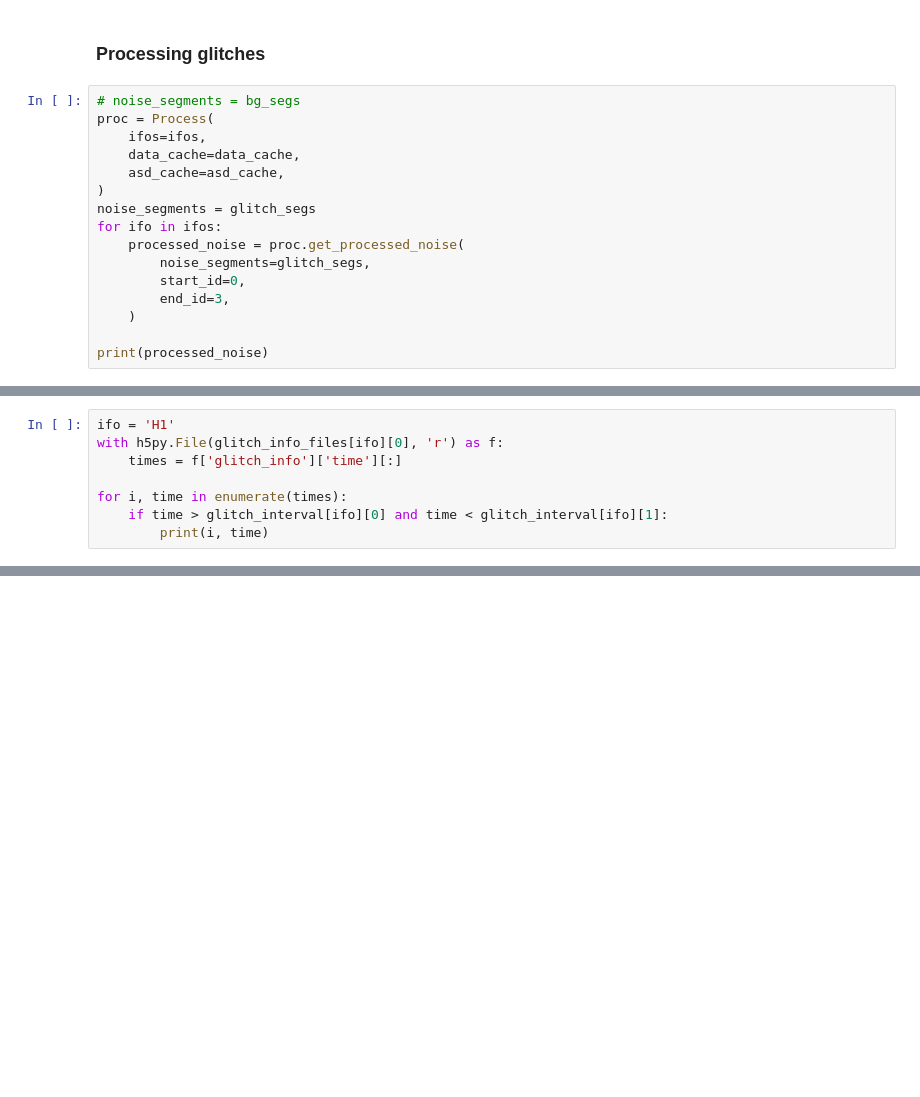
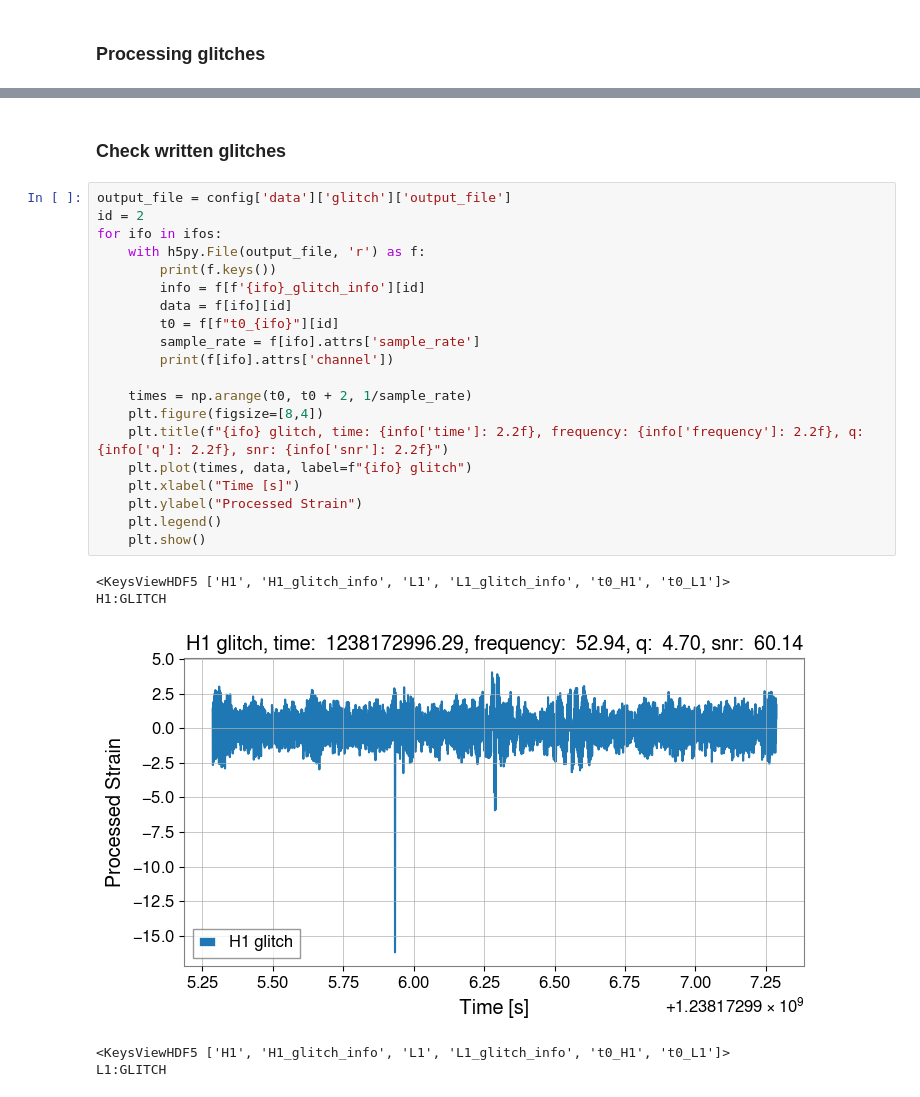
Before and after one commit to GWGASF/gw-anomaly-detection, a Jupyter notebook: test.ipynb, the cells around one changed output, grey strips where cells are left out. Saved outputs shown, nothing was run; the diff lists cells and outputs as text; blank space fills up the shorter version.

```diff
--- a/test.ipynb
+++ b/test.ipynb
@@ -222,18 +236,2 @@ L1:BBH_SIG
 # %% [markdown]
 ### Processing glitches
-# %%
-# noise_segments = bg_segs
-proc = Process(
-    ifos=ifos,
-    data_cache=data_cache,
-    asd_cache=asd_cache,
-)
-noise_segments = glitch_segs
-for ifo in ifos:
-    processed_noise = proc.get_processed_noise(
-        noise_segments=glitch_segs,
-        start_id=0,
-        end_id=3,
-    )
-
-print(processed_noise)
@@ -260,8 +264,0 @@ print(processed_noise)
-# %%
-ifo = 'H1'
-with h5py.File(glitch_info_files[ifo][0], 'r') as f:
-    times = f['glitch_info']['time'][:]
-
-for i, time in enumerate(times):
-    if time > glitch_interval[ifo][0] and time < glitch_interval[ifo][1]:
-        print(i, time)
@@ -323,0 +272,28 @@ check big
+# %% [markdown]
+### Check written glitches
+# %%
+output_file = config['data']['glitch']['output_file']
+id = 2
+for ifo in ifos:
+    with h5py.File(output_file, 'r') as f:
+        print(f.keys())
+        info = f[f'{ifo}_glitch_info'][id]
+        data = f[ifo][id]
+        t0 = f[f"t0_{ifo}"][id]
+        sample_rate = f[ifo].attrs['sample_rate']
+        print(f[ifo].attrs['channel'])
+
+    times = np.arange(t0, t0 + 2, 1/sample_rate)
+    plt.figure(figsize=[8,4])
+    plt.title(f"{ifo} glitch, time: {info['time']: 2.2f}, frequency: {info['frequency']: 2.2f}, q: {info['q']: 2.2f}, snr: {info['snr']: 2.2f}")
+    plt.plot(times, data, label=f"{ifo} glitch")
+    plt.xlabel("Time [s]")
+    plt.ylabel("Processed Strain")
+    plt.legend()
+    plt.show()
+# %% [output]
+<KeysViewHDF5 ['H1', 'H1_glitch_info', 'L1', 'L1_glitch_info', 't0_H1', 't0_L1']>
+H1:GLITCH
+[figure, added]
+<KeysViewHDF5 ['H1', 'H1_glitch_info', 'L1', 'L1_glitch_info', 't0_H1', 't0_L1']>
+L1:GLITCH
```
Also changed, not shown: parts of 19 cells of this notebook, 9 other files.
